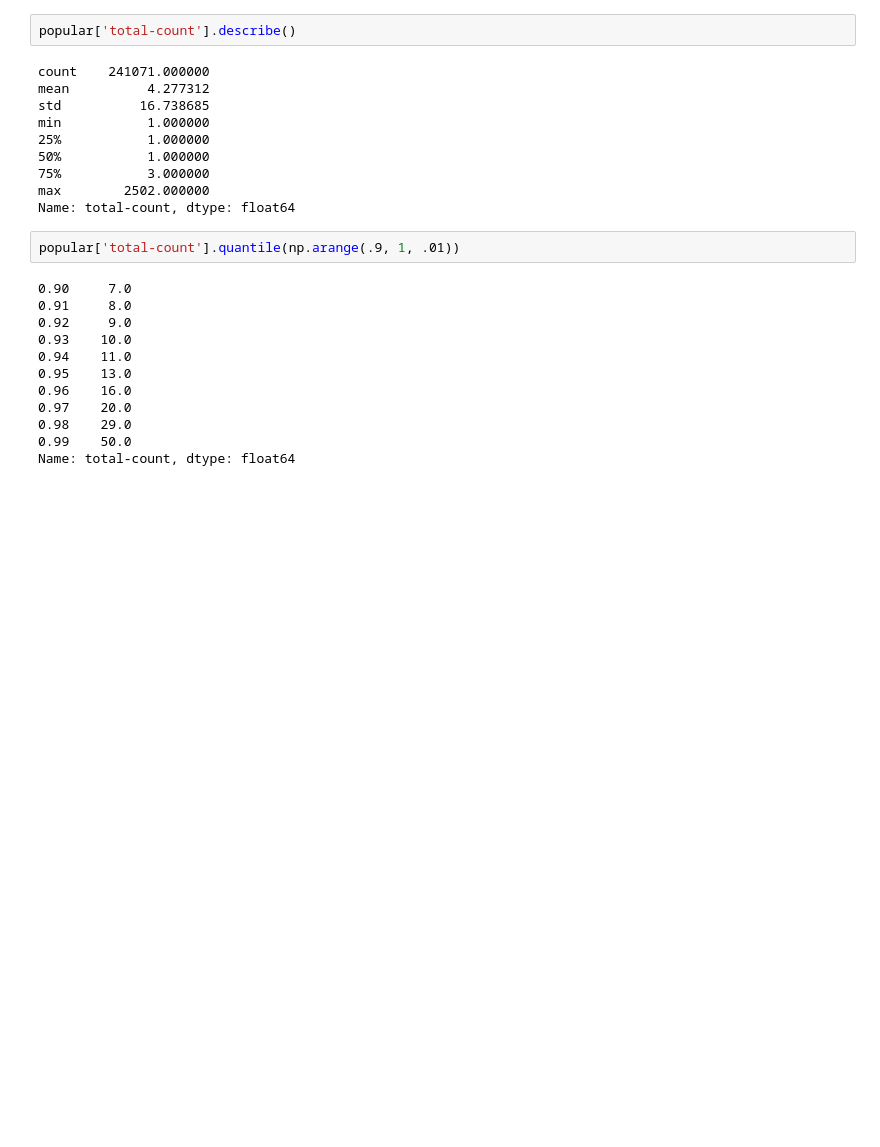
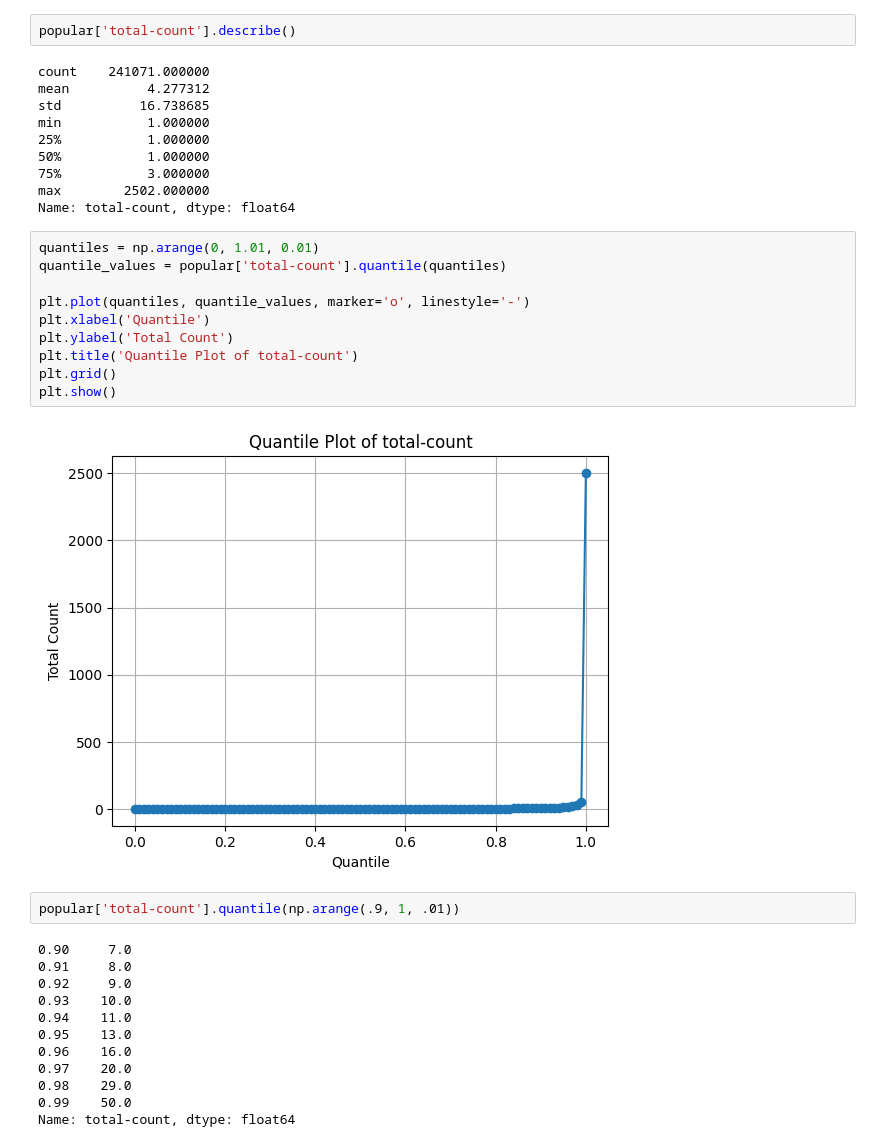
Before and after one commit to sayalee16/book-rec, a Jupyter notebook: book.ipynb, the cells around one changed output. Drawn from its saved outputs; the diff is of its cells as text; blank space fills up the shorter version.

```diff
--- a/book.ipynb
+++ b/book.ipynb
@@ -147,6 +155,18 @@ min           1.000000
 75%           3.000000
 max        2502.000000
 Name: total-count, dtype: float64
+# %%
+quantiles = np.arange(0, 1.01, 0.01)
+quantile_values = popular['total-count'].quantile(quantiles)
+
+plt.plot(quantiles, quantile_values, marker='o', linestyle='-')
+plt.xlabel('Quantile')
+plt.ylabel('Total Count')
+plt.title('Quantile Plot of total-count')
+plt.grid()
+plt.show()
+# %% [output]
+[figure, added]
 # %%
 popular['total-count'].quantile(np.arange(.9, 1, .01))
 # %% [output]
```
Also changed, not shown: parts of 5 cells of this notebook, 11 other files.
